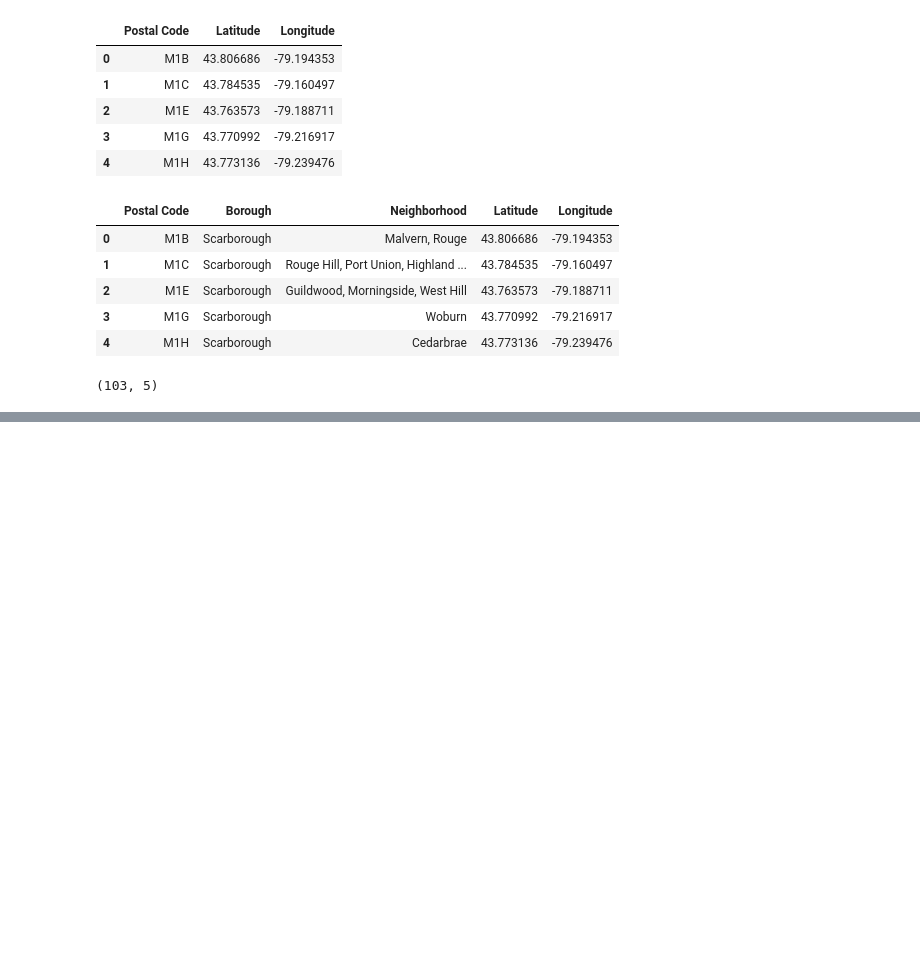
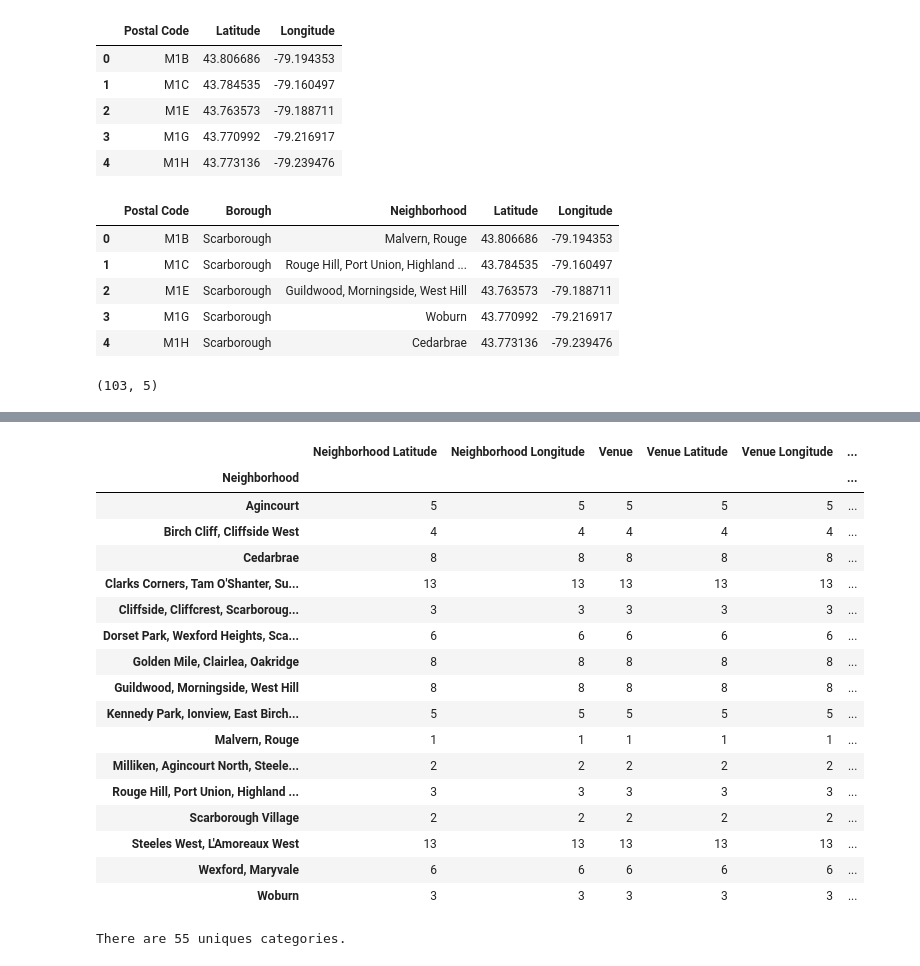
Before and after one commit to jackymiao/Coursera_Capstone, a Jupyter notebook: IBM-Toronto.ipynb, the cells around one changed output, grey strips where cells are left out. Saved outputs shown, nothing was run; the diff lists cells and outputs as text; code cells hidden in the pictures; blank space fills up the shorter version.

```diff
--- a/IBM-Toronto.ipynb
+++ b/IBM-Toronto.ipynb
@@ -141,0 +333,7 @@ df3.shape
+# %%
+filtered_columns = ['venue.name', 'venue.categories', 'venue.location.lat', 'venue.location.lng']
+nearby_venues = nearby_venues.loc[:, filtered_columns]
+# %%
+nearby_venues['venue.categories'] = nearby_venues.apply(get_category_type,axis=1)
+# %%
+nearby_venues.columns = [col.split('.')[-1] for col in nearby_venues.columns]
@@ -141,0 +389,4 @@ df3.shape
+# %%
+scarborough_venues = getNearbyVenues(names=scarborough_data['Neighborhood'],
+                                    latitudes=scarborough_data['Latitude'],
+                                    longitudes=scarborough_data['Longitude'])
@@ -141,0 +424,25 @@ df3.shape
+# %%
+scarborough_venues.groupby('Neighborhood').count()
+# %% [output]
+|  | Neighborhood Latitude | Neighborhood Longitude | Venue | Venue Latitude | Venue Longitude | ... |
+| Neighborhood |  |  |  |  |  | ... |
+| Agincourt | 5 | 5 | 5 | 5 | 5 | ... |
+| Birch Cliff, Cliffside West | 4 | 4 | 4 | 4 | 4 | ... |
+| Cedarbrae | 8 | 8 | 8 | 8 | 8 | ... |
+| Clarks Corners, Tam O'Shanter, Su... | 13 | 13 | 13 | 13 | 13 | ... |
+| Cliffside, Cliffcrest, Scarboroug... | 3 | 3 | 3 | 3 | 3 | ... |
+| Dorset Park, Wexford Heights, Sca... | 6 | 6 | 6 | 6 | 6 | ... |
+| Golden Mile, Clairlea, Oakridge | 8 | 8 | 8 | 8 | 8 | ... |
+| Guildwood, Morningside, West Hill | 8 | 8 | 8 | 8 | 8 | ... |
+| Kennedy Park, Ionview, East Birch... | 5 | 5 | 5 | 5 | 5 | ... |
+| Malvern, Rouge | 1 | 1 | 1 | 1 | 1 | ... |
+| Milliken, Agincourt North, Steele... | 2 | 2 | 2 | 2 | 2 | ... |
+| Rouge Hill, Port Union, Highland ... | 3 | 3 | 3 | 3 | 3 | ... |
+| Scarborough Village | 2 | 2 | 2 | 2 | 2 | ... |
+| Steeles West, L'Amoreaux West | 13 | 13 | 13 | 13 | 13 | ... |
+| Wexford, Maryvale | 6 | 6 | 6 | 6 | 6 | ... |
+| Woburn | 3 | 3 | 3 | 3 | 3 | ... |
+# %%
+print('There are {} uniques categories.'.format(len(scarborough_venues['Venue Category'].unique())))
+# %% [output]
+There are 55 uniques categories.
```
Also changed, not shown: parts of 58 cells of this notebook.
